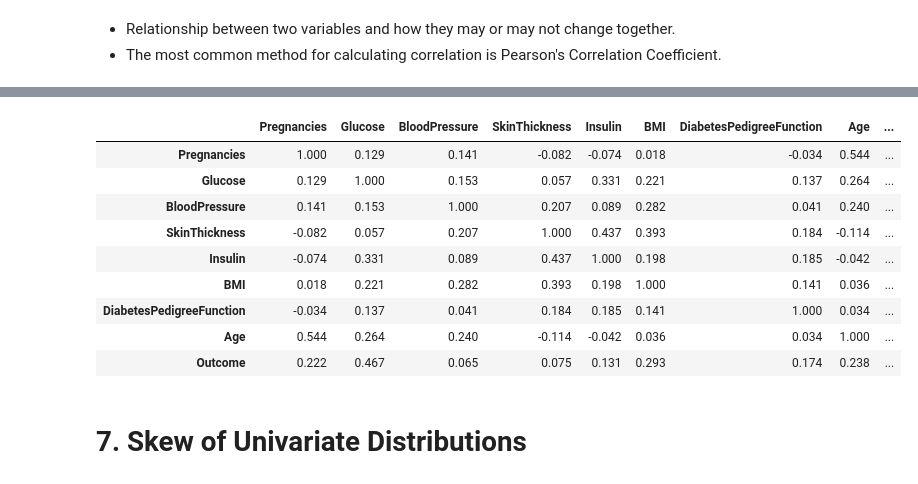
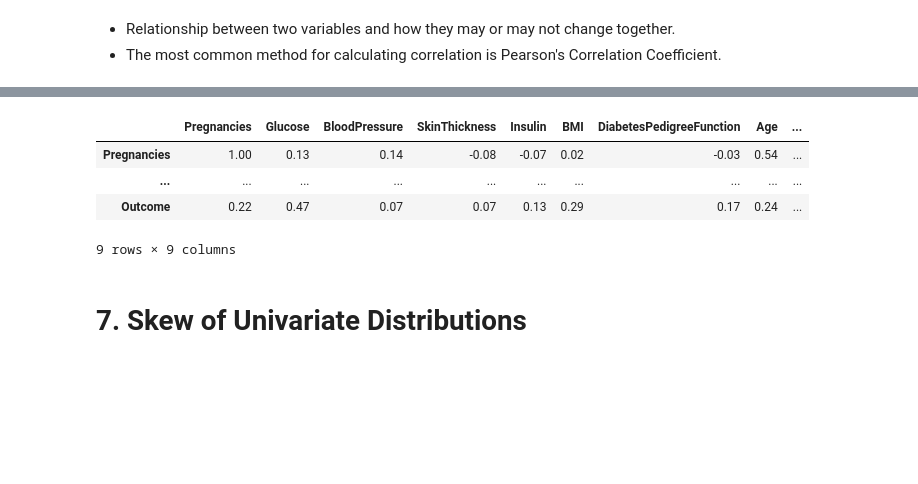
Before and after one commit to RahmanPeimankar/aml-sdu-f25, a Jupyter notebook: Lecture 2/aml_2_python_basics.ipynb, the cells around one changed output, grey strips where cells are left out. Cells and saved outputs as stored; diff of their text form; code cells hidden in the pictures; blank space fills up the shorter version.

```diff
--- a/Lecture 2/aml_2_python_basics.ipynb
+++ b/Lecture 2/aml_2_python_basics.ipynb
@@ -617,7 +610,8 @@ from pandas import read_csv
 from pandas import set_option
 filename = "diabetes.csv"
 data = read_csv(filename)
-set_option('precision', 2)
+# set_option('precision', 2)
+# options.display.precision = 3
 description = data.describe()
 description
 # %% [output]
@@ -656,23 +645,19 @@ dtype: int64
 ![title](img/correlation_coefficient.png)
 # %%
 from pandas import read_csv
-from pandas import set_option
+from pandas import set_option, options
 filename = "diabetes.csv"
 data = read_csv(filename)
-set_option('precision', 3)
+options.display.precision = 2
+# set_option('precision', 3)
 correlations = data.corr(method='pearson')
 correlations
 # %% [output]
 |  | Pregnancies | Glucose | BloodPressure | SkinThickness | Insulin | BMI | DiabetesPedigreeFunction | Age | ... |
-| Pregnancies | 1.000 | 0.129 | 0.141 | -0.082 | -0.074 | 0.018 | -0.034 | 0.544 | ... |
-| Glucose | 0.129 | 1.000 | 0.153 | 0.057 | 0.331 | 0.221 | 0.137 | 0.264 | ... |
-| BloodPressure | 0.141 | 0.153 | 1.000 | 0.207 | 0.089 | 0.282 | 0.041 | 0.240 | ... |
-| SkinThickness | -0.082 | 0.057 | 0.207 | 1.000 | 0.437 | 0.393 | 0.184 | -0.114 | ... |
-| Insulin | -0.074 | 0.331 | 0.089 | 0.437 | 1.000 | 0.198 | 0.185 | -0.042 | ... |
-| BMI | 0.018 | 0.221 | 0.282 | 0.393 | 0.198 | 1.000 | 0.141 | 0.036 | ... |
-| DiabetesPedigreeFunction | -0.034 | 0.137 | 0.041 | 0.184 | 0.185 | 0.141 | 1.000 | 0.034 | ... |
-| Age | 0.544 | 0.264 | 0.240 | -0.114 | -0.042 | 0.036 | 0.034 | 1.000 | ... |
-| Outcome | 0.222 | 0.467 | 0.065 | 0.075 | 0.131 | 0.293 | 0.174 | 0.238 | ... |
+| Pregnancies | 1.00 | 0.13 | 0.14 | -0.08 | -0.07 | 0.02 | -0.03 | 0.54 | ... |
+| ... | ... | ... | ... | ... | ... | ... | ... | ... | ... |
+| Outcome | 0.22 | 0.47 | 0.07 | 0.07 | 0.13 | 0.29 | 0.17 | 0.24 | ... |
+9 rows × 9 columns
 # %% [markdown]
 # 7. Skew of Univariate Distributions
 # %% [markdown]
```
Also changed, not shown: parts of 13 cells of this notebook, 29 other files.
